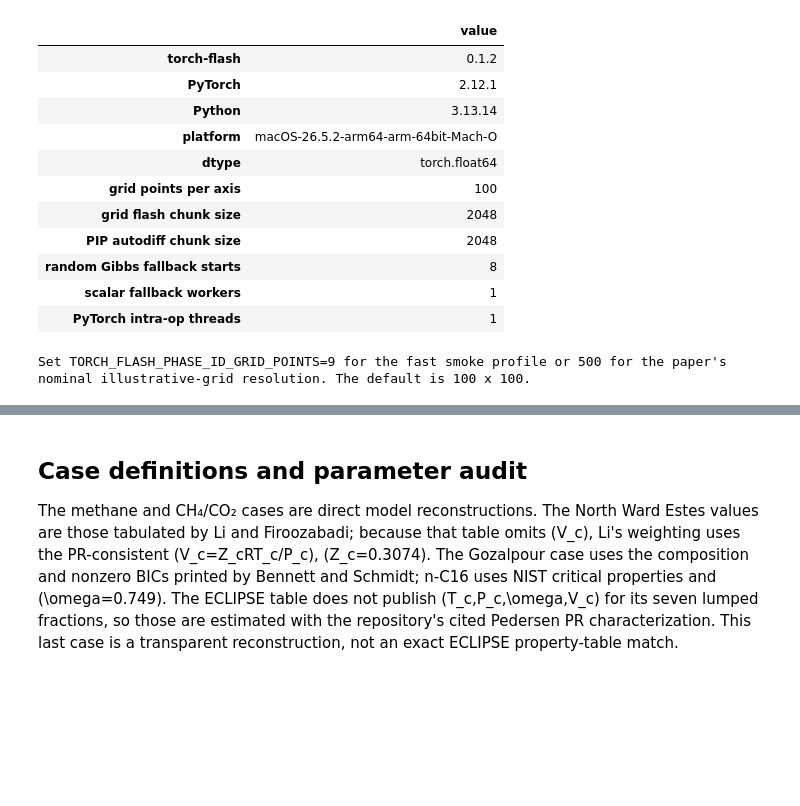
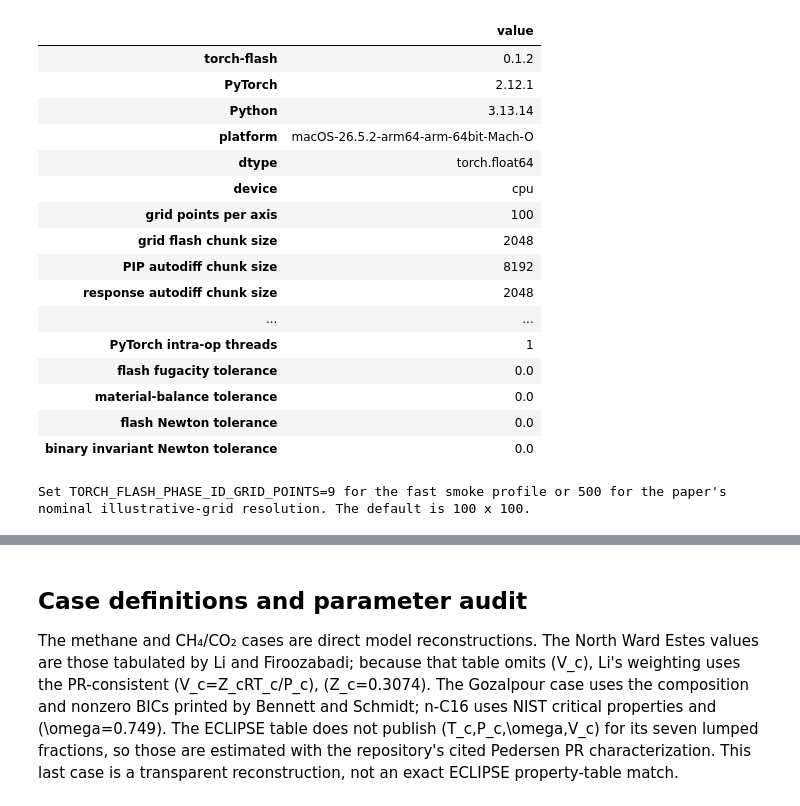
Before and after one commit to ThermoPhase-FCSRG/torch-flash, a Jupyter notebook: notebooks/verification/29_bennett_phase_identification_methods.ipynb, the cells around one changed output, grey strips where cells are left out. Saved outputs shown, nothing was run; the diff lists cells and outputs as text; code cells hidden in the pictures; blank space fills up the shorter version.

```diff
--- a/notebooks/verification/29_bennett_phase_identification_methods.ipynb
+++ b/notebooks/verification/29_bennett_phase_identification_methods.ipynb
@@ -51,6 +52,7 @@ from __future__ import annotations
 import gc
 import os
 import platform
+import time
 from collections.abc import Callable
 from dataclasses import dataclass
 
@@ -70,6 +72,7 @@ from torch_flash import (
     GridFlashOptions,
     SCNDistribution,
     component_set,
+    configure,
     flash_grid,
     identify_grid_phases,
     identify_phase,
@@ -80,11 +83,32 @@ from torch_flash import (
 )
 from torch_flash.constants import R
 
-torch.set_default_dtype(torch.float64)
 PYTORCH_THREADS = int(os.environ.get("TORCH_FLASH_PHASE_ID_THREADS", "1"))
 if PYTORCH_THREADS < 1:
     raise ValueError("TORCH_FLASH_PHASE_ID_THREADS must be positive")
-torch.set_num_threads(PYTORCH_THREADS)
+DTYPE_NAME = os.environ.get("TORCH_FLASH_PHASE_ID_DTYPE", "float64").lower()
+if DTYPE_NAME not in {"float32", "float64"}:
+    raise ValueError("TORCH_FLASH_PHASE_ID_DTYPE must be float32 or float64")
+TORCH_DTYPE = getattr(torch, DTYPE_NAME)
+DEVICE_REQUEST = os.environ.get("TORCH_FLASH_PHASE_ID_DEVICE", "cpu")
+runtime = configure(
+    device=DEVICE_REQUEST,
+    dtype=TORCH_DTYPE,
+    num_threads=PYTORCH_THREADS,
+)
+TENSOR_OPTIONS = runtime.tensor_options
+
+
+def synchronize_device() -> None:
+    """Wait for queued accelerator kernels before a wall-clock timestamp."""
+    if runtime.device.type == "cuda":
+        torch.cuda.synchronize(runtime.device)
+    elif runtime.device.type == "xpu":
+        torch.xpu.synchronize(runtime.device)
+    elif runtime.device.type == "mps":
+        torch.mps.synchronize()
+
+
 ipython = get_ipython()
 if ipython is not None:
     ipython.run_line_magic("matplotlib", "inline")
@@ -97,50 +121,101 @@ GRID_CHUNK_SIZE = int(os.environ.get("TORCH_FLASH_PHASE_ID_GRID_CHUNK_SIZE", "20
 if GRID_CHUNK_SIZE < 1:
     raise ValueError("TORCH_FLASH_PHASE_ID_GRID_CHUNK_SIZE must be positive")
 PIP_AUTODIFF_CHUNK_SIZE = int(
-    os.environ.get("TORCH_FLASH_PHASE_ID_PIP_CHUNK_SIZE", "2048")
+    os.environ.get("TORCH_FLASH_PHASE_ID_PIP_CHUNK_SIZE", "8192")
 )
 if PIP_AUTODIFF_CHUNK_SIZE < 1:
     raise ValueError("TORCH_FLASH_PHASE_ID_PIP_CHUNK_SIZE must be positive")
+RESPONSE_AUTODIFF_CHUNK_SIZE = int(
+    os.environ.get("TORCH_FLASH_PHASE_ID_RESPONSE_CHUNK_SIZE", "2048")
+)
+if RESPONSE_AUTODIFF_CHUNK_SIZE < 1:
+    raise ValueError("TORCH_FLASH_PHASE_ID_RESPONSE_CHUNK_SIZE must be positive")
 FALLBACK_WORKERS = int(os.environ.get("TORCH_FLASH_PHASE_ID_FALLBACK_WORKERS", "1"))
 if FALLBACK_WORKERS < 1:
     raise ValueError("TORCH_FLASH_PHASE_ID_FALLBACK_WORKERS must be positive")
+FLOAT32_REQUESTED_CONVERGENCE_TOLERANCE = float(
+    os.environ.get("TORCH_FLASH_PHASE_ID_FLOAT32_CONVERGENCE_TOLERANCE", "1e-6")
+)
+if FLOAT32_REQUESTED_CONVERGENCE_TOLERANCE <= 0.0:
+    raise ValueError("float32 convergence tolerance must be positive")
+FLOAT32_PRECISION_FLOOR = 32.0 * torch.finfo(torch.float32).eps
+FLOAT32_EFFECTIVE_CONVERGENCE_TOLERANCE = max(
+    FLOAT32_REQUESTED_CONVERGENCE_TOLERANCE,
+    FLOAT32_PRECISION_FLOOR,
+)
+FLASH_FUGACITY_TOLERANCE = (
+    FLOAT32_EFFECTIVE_CONVERGENCE_TOLERANCE if TORCH_DTYPE == torch.float32 else 1.0e-8
+)
+FLASH_MATERIAL_BALANCE_TOLERANCE = (
+    FLOAT32_EFFECTIVE_CONVERGENCE_TOLERANCE if TORCH_DTYPE == torch.float32 else 5.0e-11
+)
+FLASH_NEWTON_TOLERANCE = (
+    FLOAT32_EFFECTIVE_CONVERGENCE_TOLERANCE if TORCH_DTYPE == torch.float32 else 1.0e-11
+)
+FLASH_STABILITY_TOLERANCE = (
+    FLOAT32_EFFECTIVE_CONVERGENCE_TOLERANCE if TORCH_DTYPE == torch.float32 else 1.0e-7
+)
+BINARY_INVARIANT_NEWTON_TOLERANCE = (
+    FLOAT32_EFFECTIVE_CONVERGENCE_TOLERANCE if TORCH_DTYPE == torch.float32 else 1.0e-11
+)
 
 reproducibility = pd.Series(
     {
         "torch-flash": torch_flash.__version__,
         "PyTorch": torch.__version__,
         "Python": platform.python_version(),
         "platform": platform.platform(),
-        "dtype": str(torch.get_default_dtype()),
+        "dtype": str(runtime.dtype),
+        "device": str(runtime.device),
         "grid points per axis": GRID_POINTS,
         "grid flash chunk size": GRID_CHUNK_SIZE,
         "PIP autodiff chunk size": PIP_AUTODIFF_CHUNK_SIZE,
+        "response autodiff chunk size": RESPONSE_AUTODIFF_CHUNK_SIZE,
+        "requested float32 convergence tolerance": (
+            FLOAT32_REQUESTED_CONVERGENCE_TOLERANCE
+            if TORCH_DTYPE == torch.float32
+            else np.nan
+        ),
+        "effective float32 convergence tolerance": (
+            FLOAT32_EFFECTIVE_CONVERGENCE_TOLERANCE
+            if TORCH_DTYPE == torch.float32
+            else np.nan
+        ),
         "random Gibbs fallback starts": int(
             os.environ.get("TORCH_FLASH_PHASE_ID_RANDOM_FALLBACK_STARTS", "8")
         ),
         "scalar fallback workers": FALLBACK_WORKERS,
         "PyTorch intra-op threads": torch.get_num_threads(),
+        "flash fugacity tolerance": FLASH_FUGACITY_TOLERANCE,
+        "material-balance tolerance": FLASH_MATERIAL_BALANCE_TOLERANCE,
+        "flash Newton tolerance": FLASH_NEWTON_TOLERANCE,
+        "binary invariant Newton tolerance": BINARY_INVARIANT_NEWTON_TOLERANCE,
     },
     name="value",
 )
 display(reproducibility.to_frame())
 print(
     "Set TORCH_FLASH_PHASE_ID_GRID_POINTS=9 for the fast smoke profile or 500 "
     "for the paper's nominal illustrative-grid resolution. The default is 100 x 100."
 )
 # %% [output]
 |  | value |
 | torch-flash | 0.1.2 |
 | PyTorch | 2.12.1 |
 | Python | 3.13.14 |
 | platform | macOS-26.5.2-arm64-arm-64bit-Mach-O |
 | dtype | torch.float64 |
+| device | cpu |
 | grid points per axis | 100 |
 | grid flash chunk size | 2048 |
-| PIP autodiff chunk size | 2048 |
-| random Gibbs fallback starts | 8 |
-| scalar fallback workers | 1 |
+| PIP autodiff chunk size | 8192 |
+| response autodiff chunk size | 2048 |
+| ... | ... |
 | PyTorch intra-op threads | 1 |
+| flash fugacity tolerance | 0.0 |
+| material-balance tolerance | 0.0 |
+| flash Newton tolerance | 0.0 |
+| binary invariant Newton tolerance | 0.0 |
 Set TORCH_FLASH_PHASE_ID_GRID_POINTS=9 for the fast smoke profile or 500 for the paper's nominal illustrative-grid resolution. The default is 100 x 100.
 # %% [markdown]
 ## The six criteria
```
Also changed, not shown: parts of 15 cells of this notebook, 3 other files.
